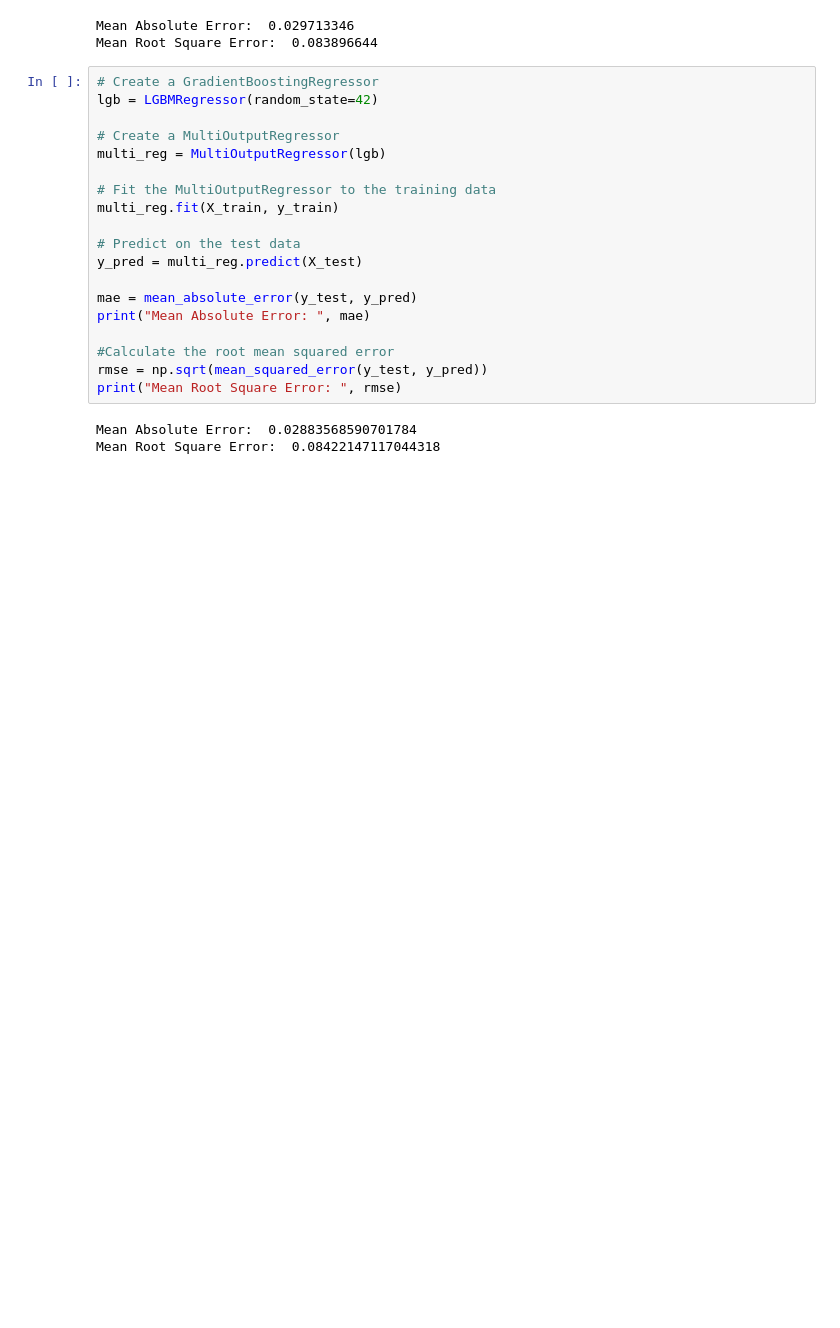
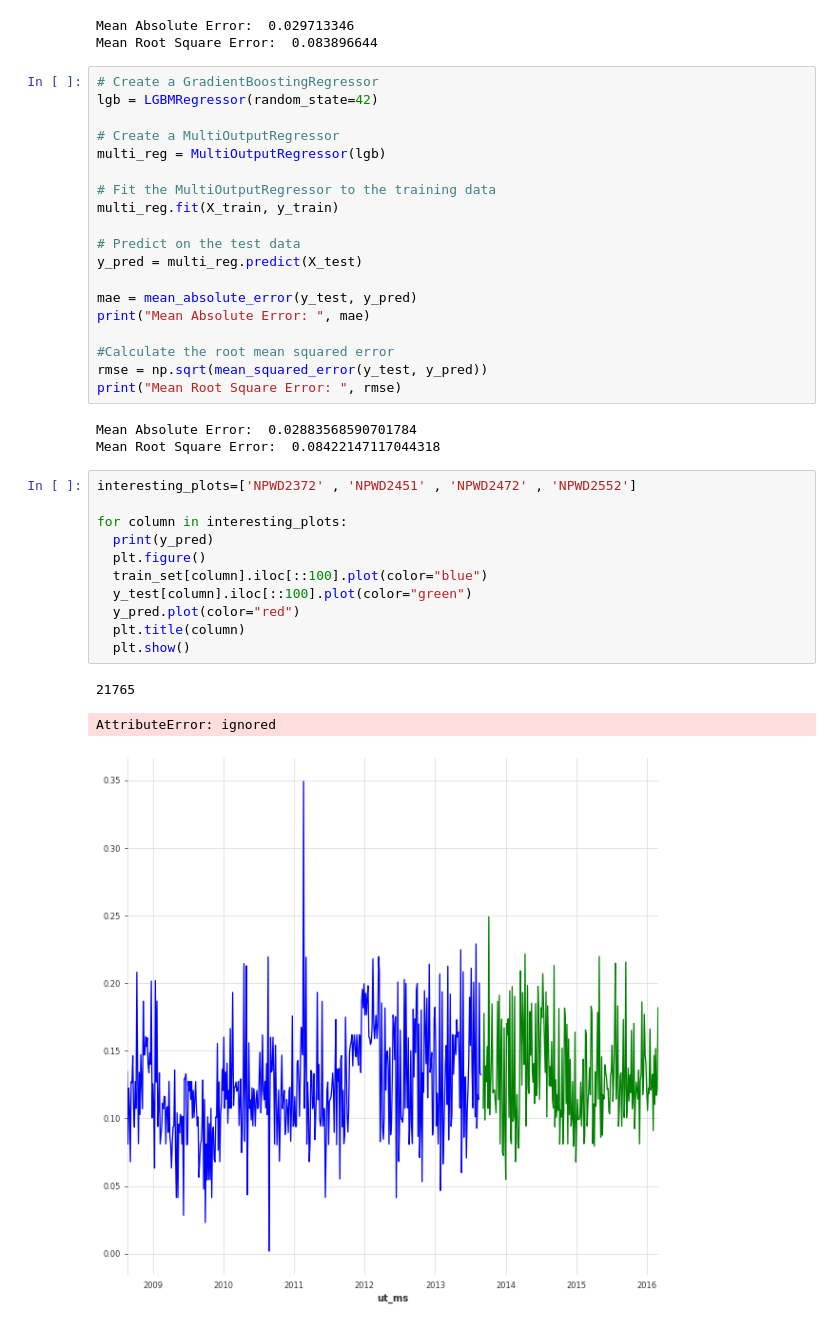
Before and after one commit to Michalinh0/DS2022, a Jupyter notebook: TimeSeriesRegression/MarsSpaceship.ipynb, the cells around one changed output. Cells and saved outputs as stored; diff of their text form; blank space fills up the shorter version.

```diff
--- a/TimeSeriesRegression/MarsSpaceship.ipynb
+++ b/TimeSeriesRegression/MarsSpaceship.ipynb
@@ -569,3 +645,18 @@ print("Mean Root Square Error: ", rmse)
 # %% [output]
 Mean Absolute Error:  0.02883568590701784
 Mean Root Square Error:  0.08422147117044318
+# %%
+interesting_plots=['NPWD2372' , 'NPWD2451' , 'NPWD2472' , 'NPWD2552']
+
+for column in interesting_plots:
+  print(y_pred)
+  plt.figure()
+  train_set[column].iloc[::100].plot(color="blue")
+  y_test[column].iloc[::100].plot(color="green")
+  y_pred.plot(color="red")
+  plt.title(column)
+  plt.show()
+# %% [output]
+21765
+AttributeError: ignored
+[figure, added]
```
Also changed, not shown: parts of 7 cells of this notebook.
